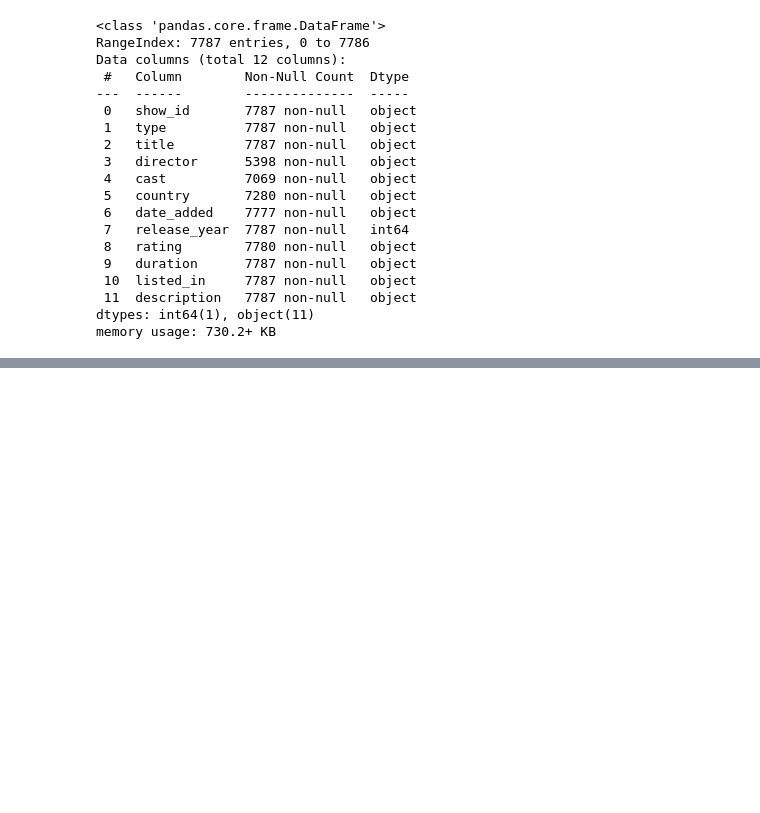
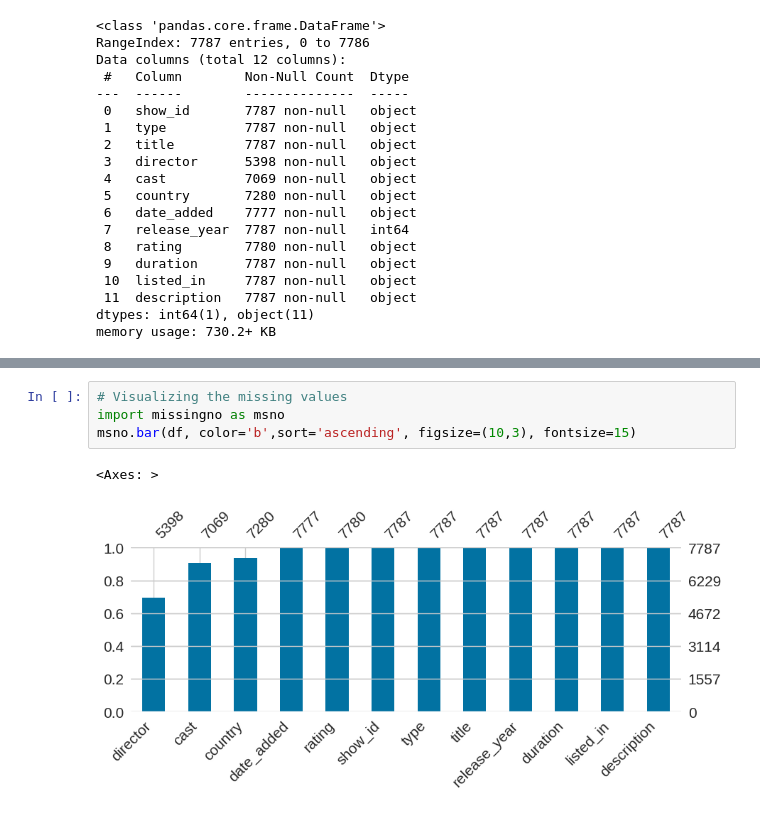
Before and after one commit to swapnalishamrao/Unsupervised_ML_Clustering_Project, a Jupyter notebook: Netflix_Movies_and_Tv_Shows_Clustering.ipynb, the cells around one changed output, grey strips where cells are left out. Saved outputs shown, nothing was run; the diff lists cells and outputs as text; blank space fills up the shorter version.

```diff
--- a/Netflix_Movies_and_Tv_Shows_Clustering.ipynb
+++ b/Netflix_Movies_and_Tv_Shows_Clustering.ipynb
@@ -190,0 +241,7 @@ memory usage: 730.2+ KB
+# %%
+# Visualizing the missing values
+import missingno as msno
+msno.bar(df, color='b',sort='ascending', figsize=(10,3), fontsize=15)
+# %% [output]
+<Axes: >
+[figure, added]
```
Also changed, not shown: parts of 8 cells of this notebook.
